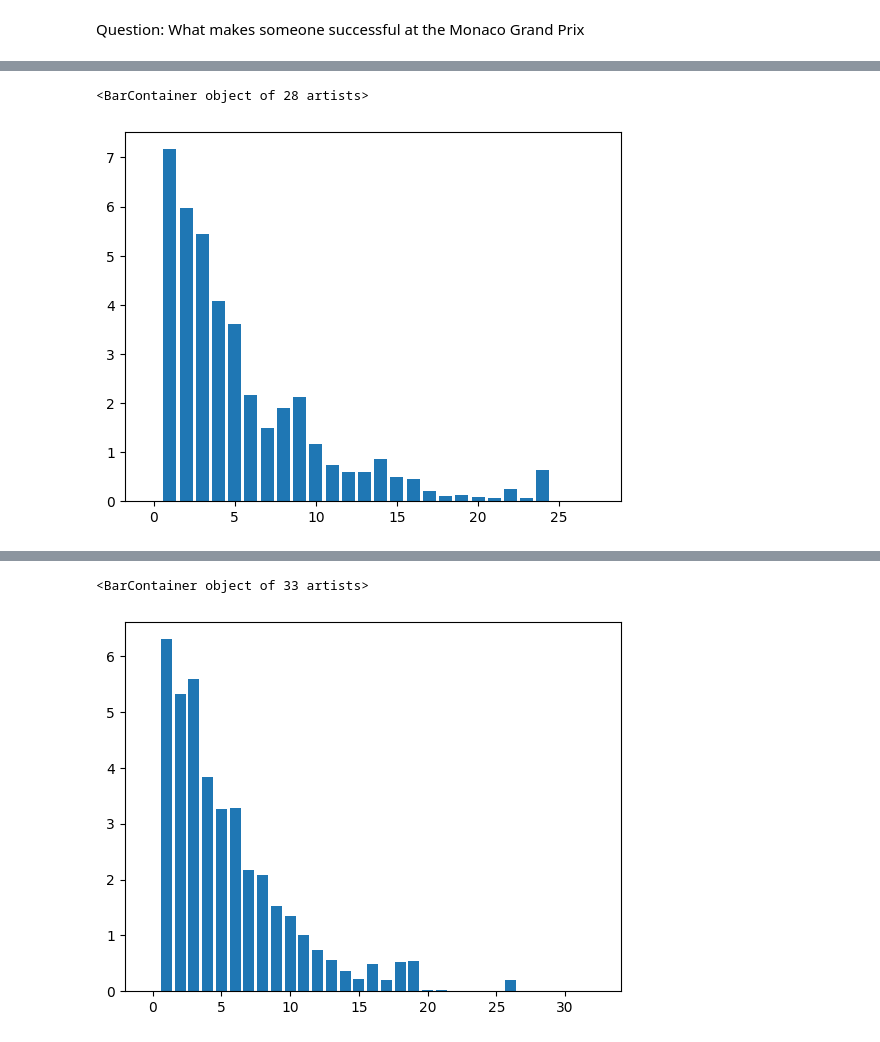
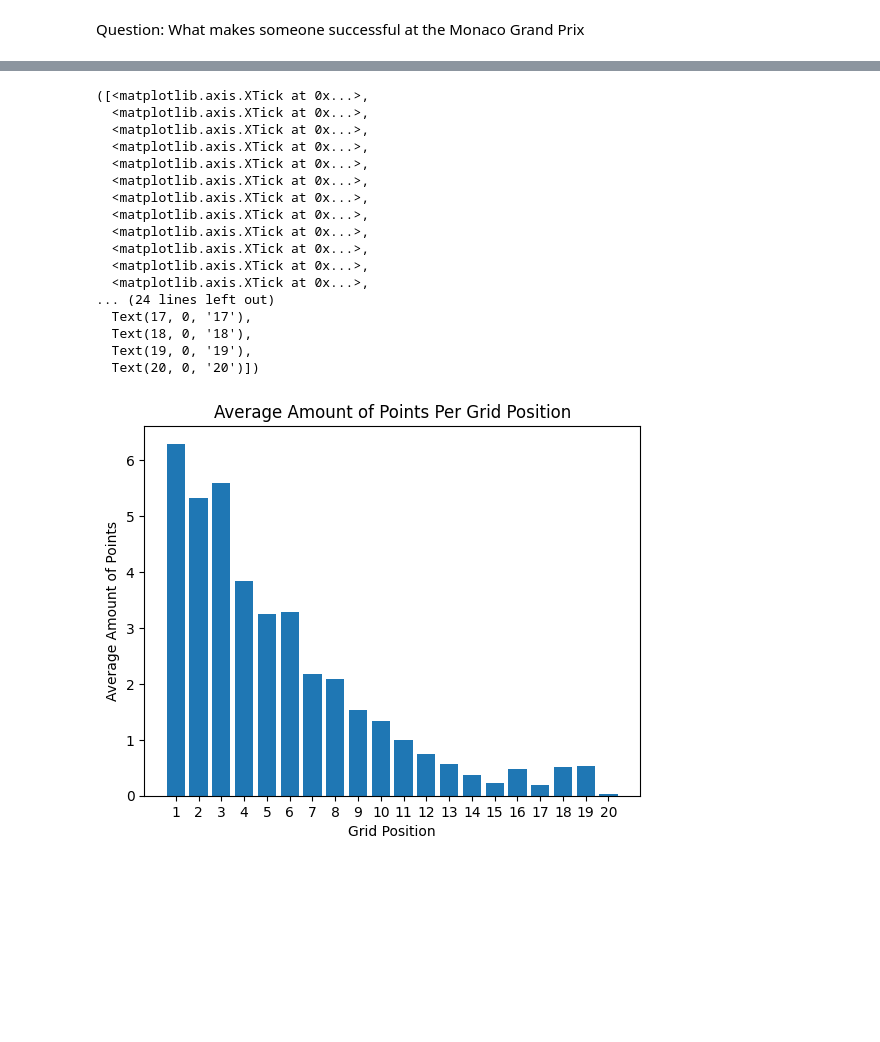
Before and after one commit to MannyBett/EmoryQTM151, a Jupyter notebook: Lecture 22/final_project/Final Project Notebook.ipynb, the cells around one changed output, grey strips where cells are left out. Saved outputs shown, nothing was run; the diff lists cells and outputs as text; code cells hidden in the pictures; blank space fills up the shorter version.

```diff
--- a/Lecture 22/final_project/Final Project Notebook.ipynb
+++ b/Lecture 22/final_project/Final Project Notebook.ipynb
@@ -42,8 +42,14 @@ FinalMerge.describe()
 | 50% | 12920.500000 | 514.000000 | 163.000000 | 25.000000 | 11.000000 | 12.000000 | 0.000000 | 52.000000 | 11.000000 | ... |
 | 75% | 19380.250000 | 784.000000 | 360.000000 | 58.000000 | 17.000000 | 18.000000 | 2.000000 | 66.000000 | 14.000000 | ... |
 | max | 25845.000000 | 1096.000000 | 856.000000 | 214.000000 | 34.000000 | 39.000000 | 50.000000 | 200.000000 | 141.000000 | ... |
-# %%
-FinalMerge=FinalMerge.sort_values(by=["surname","year"],ascending=True)
+# %%
+#To have the older years compatible to the present remove the grid
+#positions greater than 20 since now there are only 20 grid position
+FinalMerge=FinalMerge.sort_values(by=["surname","year"],
+                                  ascending=True)
+
+
+FinalMerge=FinalMerge.query("grid > 0 & grid <=20")
 # %%
 MonacoMerged=FinalMerge.query("name == 'Monaco Grand Prix'")
 # %%
@@ -107,9 +116,15 @@ MonacoTest = (MonacoMerged
                        .agg(average_points = ('points','mean')))
 
 display(MonacoTest)
-numberlist=[0,1,2,3,4,5,6,7,8,9,10,11,12,13,14,15,16,17,18,19,20,21,22,23,24,25,26,27]
+numberlist=[1,2,3,4,5,6,7,8,9,10,11,12,13,14,15,16,17,18,19,20]
 MonacoTest["Grid_Position"]=numberlist
 display(MonacoTest)
+
+mat.bar(x="Grid_Position",height="average_points",data=MonacoTest)
+mat.xlabel("Grid Position")
+mat.ylabel("Average Amount of Points")
+mat.title("Average Amount of Points Per Grid Position")
+mat.xticks(numberlist)
 # %% [output]
 |  | average_points |
 | grid |  |
@@ -150,8 +183,3 @@ display(MonacoTest)
-# %%
-mat.bar(x="Grid_Position",height="average_points",data=MonacoTest)
-# %% [output]
-<BarContainer object of 28 artists>
-[figure, removed]
 # %%
 ItalianMerged=FinalMerge.query("name == 'Italian Grand Prix'")
 
@@ -160,11 +188,15 @@ ItalianTest = (ItalianMerged
                        .agg(average_points = ('points','mean')))
 
 display(ItalianTest)
-numberlist=[0,1,2,3,4,5,6,7,8,9,10,11,12,13,14,15,16,17,18,19,20,21,22,23,24,25,26,27,28,29,30,31,32]
+
 ItalianTest["Grid_Position"]=numberlist
 display(ItalianTest)
 
 mat.bar(x="Grid_Position",height="average_points",data=ItalianTest)
+mat.xlabel("Grid Position")
+mat.ylabel("Average Amount of Points")
+mat.title("Average Amount of Points Per Grid Position")
+mat.xticks(numberlist)
 # %% [output]
 |  | average_points |
 | grid |  |
@@ -205,5 +237,21 @@ mat.bar(x="Grid_Position",height="average_points",data=ItalianTest)
-<BarContainer object of 33 artists>
+([<matplotlib.axis.XTick at 0x...>,
+  <matplotlib.axis.XTick at 0x...>,
+  <matplotlib.axis.XTick at 0x...>,
+  <matplotlib.axis.XTick at 0x...>,
+  <matplotlib.axis.XTick at 0x...>,
+  <matplotlib.axis.XTick at 0x...>,
+  <matplotlib.axis.XTick at 0x...>,
+  <matplotlib.axis.XTick at 0x...>,
+  <matplotlib.axis.XTick at 0x...>,
+  <matplotlib.axis.XTick at 0x...>,
+  <matplotlib.axis.XTick at 0x...>,
+  <matplotlib.axis.XTick at 0x...>,
+... (24 lines left out)
+  Text(17, 0, '17'),
+  Text(18, 0, '18'),
+  Text(19, 0, '19'),
+  Text(20, 0, '20')])
-[figure, old version]
+[figure, new version]
 # %%
 FrenchMerged=FinalMerge.query("name == 'French Grand Prix'")
 
```
Also changed, not shown: parts of 9 cells of this notebook, 2 other files.
